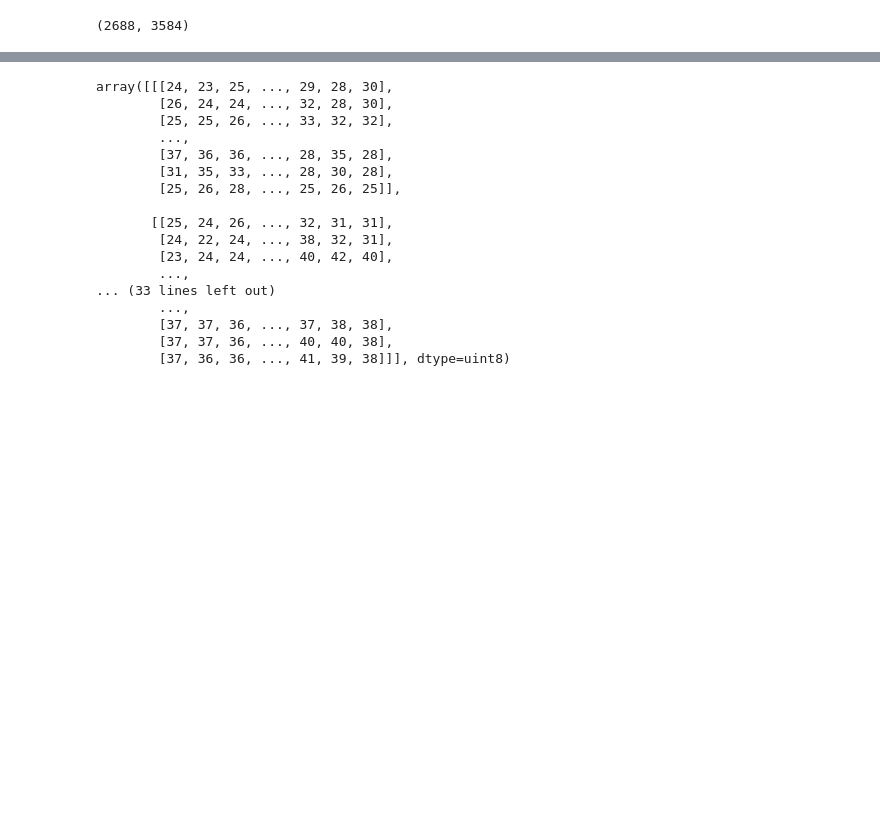
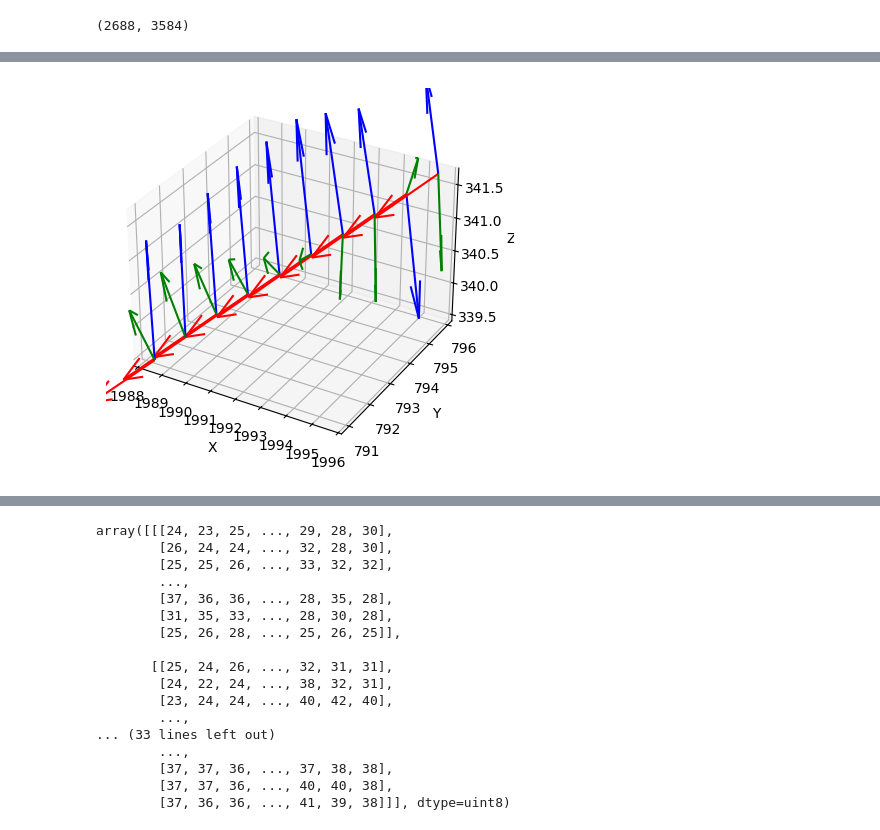
Before and after one commit to wanqingy/proofreading-demo, a Jupyter notebook: test_flythrough.ipynb, the cells around one changed output, grey strips where cells are left out. Cells and saved outputs as stored; diff of their text form; code cells hidden in the pictures; blank space fills up the shorter version.

```diff
--- a/test_flythrough.ipynb
+++ b/test_flythrough.ipynb
@@ -130,0 +112,3 @@ resolution = [4, 2.961,2.962]
+# %%
+skeleton_smoothed = navis.smooth_skeleton(skeleton, window=10, to_smooth=['x', 'y', 'z'])
+skeleton_smoothed.nodes
@@ -130,0 +146,3 @@ resolution = [4, 2.961,2.962]
+# %%
+skeleton_rs = skeleton_smoothed.resample(1)
+skeleton_rs.nodes
@@ -130,0 +167,3 @@ resolution = [4, 2.961,2.962]
+# %%
+skel_dp = navis.make_dotprops(skeleton_rs, k=30)
+skel_dp
@@ -130,0 +198,5 @@ resolution = [4, 2.961,2.962]
+# %%
+normal = skel_dp.vect[:-1]
+normal_next = skel_dp.vect[1:]
+parallel = np.cross(normal, normal_next)
+normal, parallel
@@ -130,0 +221,30 @@ resolution = [4, 2.961,2.962]
+# %%
+import numpy as np
+import matplotlib.pyplot as plt
+from mpl_toolkits.mplot3d import Axes3D
+
+origins = np.array([[node[2], node[3], node[4]] for node in skeleton_rs.nodes.values])
+origins = origins[40:50]
+vectors = normal[40:50]
+basis1 = parallel[40:50]
+basis2 = np.cross(normal[40:50], basis1)
+
+fig = plt.figure()
+ax = fig.add_subplot(111, projection='3d')
+
+# Plot an arrow for each node-vector pair
+for origin, vec in zip(origins, vectors):
+    ax.quiver(*origin, *vec, color = 'r', length=2, normalize=True)
+for origin, vec in zip(origins, basis1):
+    ax.quiver(*origin, *vec, color = 'g', length=2, normalize=True)
+for origin, vec in zip(origins, basis2):
+    ax.quiver(*origin, *vec, color = 'b', length=2, normalize=True)
+
+# Labels for axes
+ax.set_xlabel('X')
+ax.set_ylabel('Y')
+ax.set_zlabel('Z')
+
+plt.show()
+# %% [output]
+[figure, added]
```
Also changed, not shown: parts of 25 cells of this notebook.
